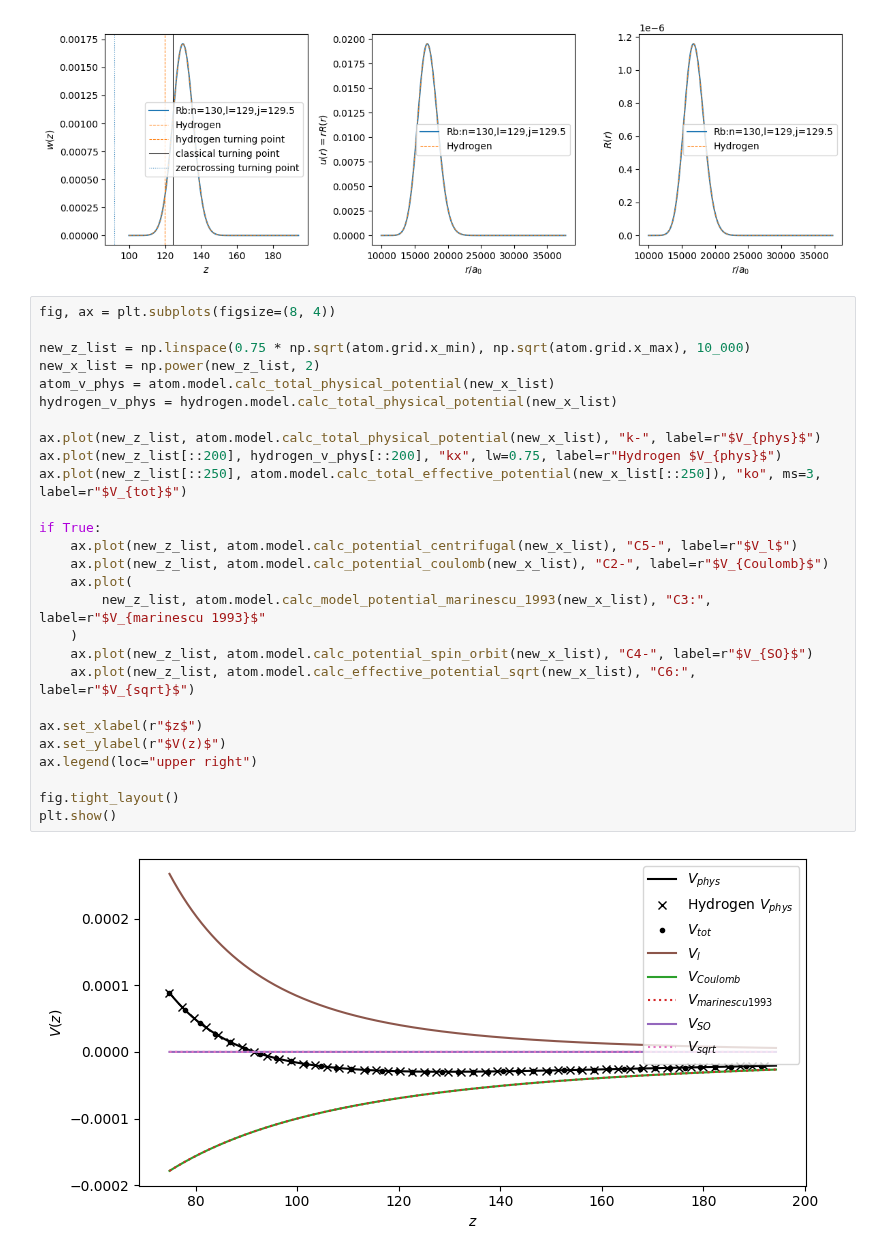
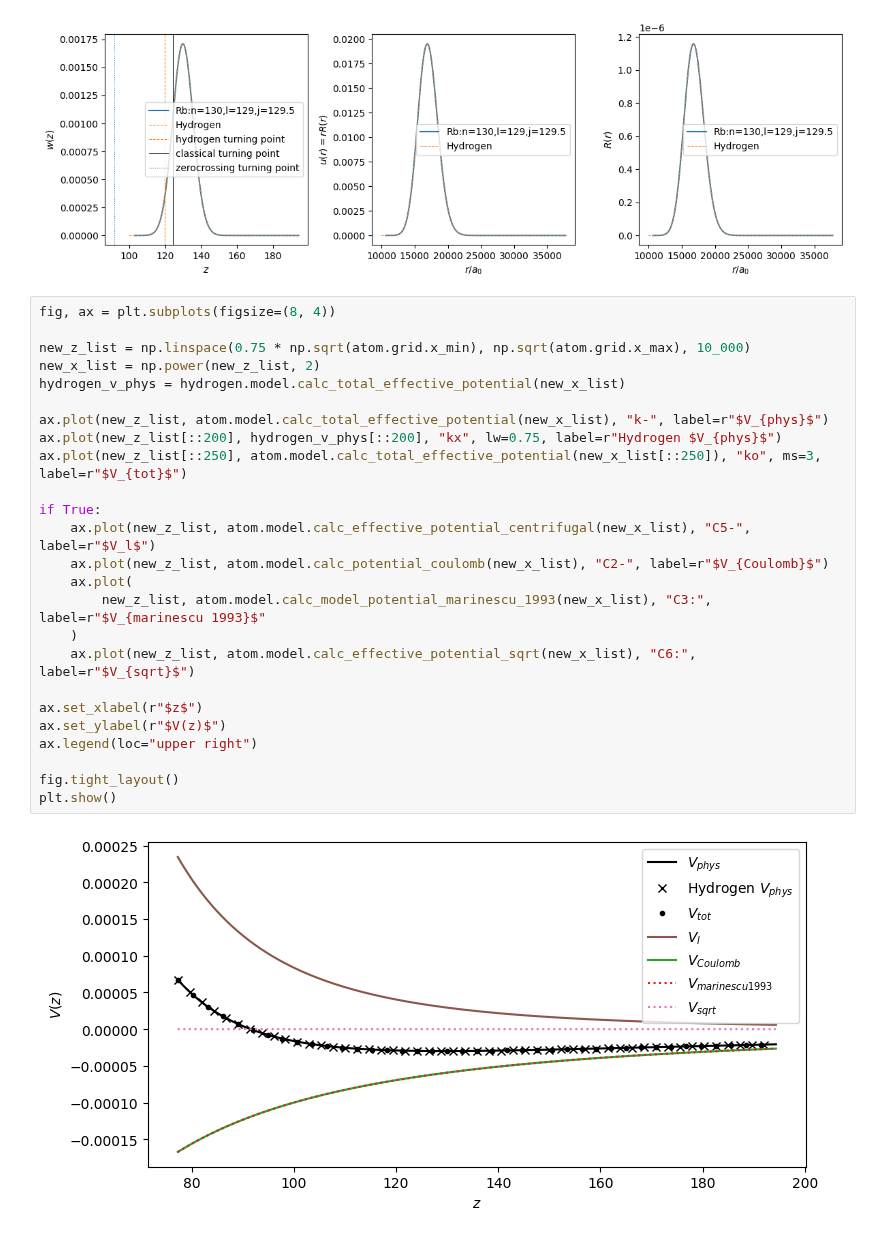
Before and after one commit to pairinteraction/ryd-numerov, a Jupyter notebook: docs/examples/rubidium_wavefunction.ipynb, the cells around one changed output. Cells and saved outputs as stored; diff of their text form.

Commit message:
remove spin_orbit

```diff
--- a/docs/examples/rubidium_wavefunction.ipynb
+++ b/docs/examples/rubidium_wavefunction.ipynb
@@ -58,29 +58,27 @@ plt.show()
 # %%
 fig, ax = plt.subplots(figsize=(8, 4))
 
 new_z_list = np.linspace(0.75 * np.sqrt(atom.grid.x_min), np.sqrt(atom.grid.x_max), 10_000)
 new_x_list = np.power(new_z_list, 2)
-atom_v_phys = atom.model.calc_total_physical_potential(new_x_list)
-hydrogen_v_phys = hydrogen.model.calc_total_physical_potential(new_x_list)
+hydrogen_v_phys = hydrogen.model.calc_total_effective_potential(new_x_list)
 
-ax.plot(new_z_list, atom.model.calc_total_physical_potential(new_x_list), "k-", label=r"$V_{phys}$")
+ax.plot(new_z_list, atom.model.calc_total_effective_potential(new_x_list), "k-", label=r"$V_{phys}$")
 ax.plot(new_z_list[::200], hydrogen_v_phys[::200], "kx", lw=0.75, label=r"Hydrogen $V_{phys}$")
 ax.plot(new_z_list[::250], atom.model.calc_total_effective_potential(new_x_list[::250]), "ko", ms=3, label=r"$V_{tot}$")
 
 if True:
-    ax.plot(new_z_list, atom.model.calc_potential_centrifugal(new_x_list), "C5-", label=r"$V_l$")
+    ax.plot(new_z_list, atom.model.calc_effective_potential_centrifugal(new_x_list), "C5-", label=r"$V_l$")
     ax.plot(new_z_list, atom.model.calc_potential_coulomb(new_x_list), "C2-", label=r"$V_{Coulomb}$")
     ax.plot(
         new_z_list, atom.model.calc_model_potential_marinescu_1993(new_x_list), "C3:", label=r"$V_{marinescu 1993}$"
     )
-    ax.plot(new_z_list, atom.model.calc_potential_spin_orbit(new_x_list), "C4-", label=r"$V_{SO}$")
     ax.plot(new_z_list, atom.model.calc_effective_potential_sqrt(new_x_list), "C6:", label=r"$V_{sqrt}$")
 
 ax.set_xlabel(r"$z$")
 ax.set_ylabel(r"$V(z)$")
 ax.legend(loc="upper right")
 
 fig.tight_layout()
 plt.show()
 # %% [output]
-[figure, old version]
+[figure, new version]
```
Also changed, not shown: 3 other files.
